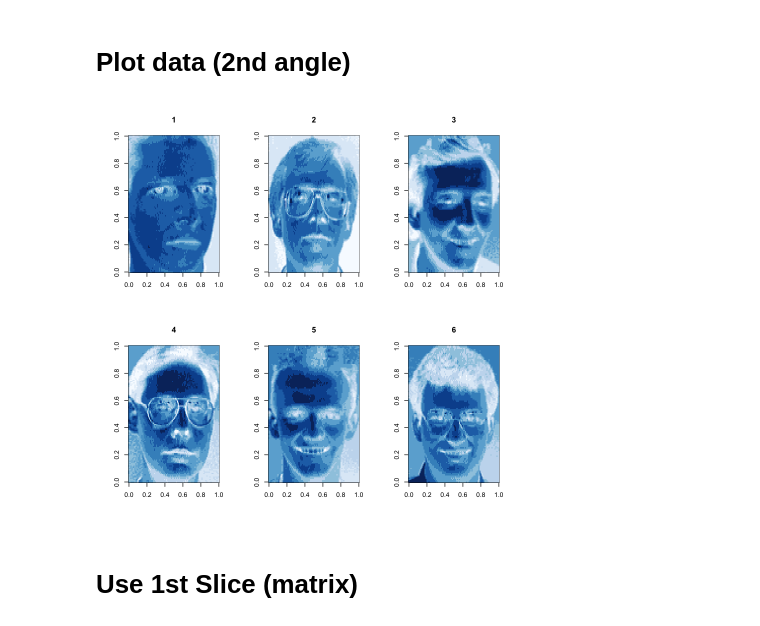
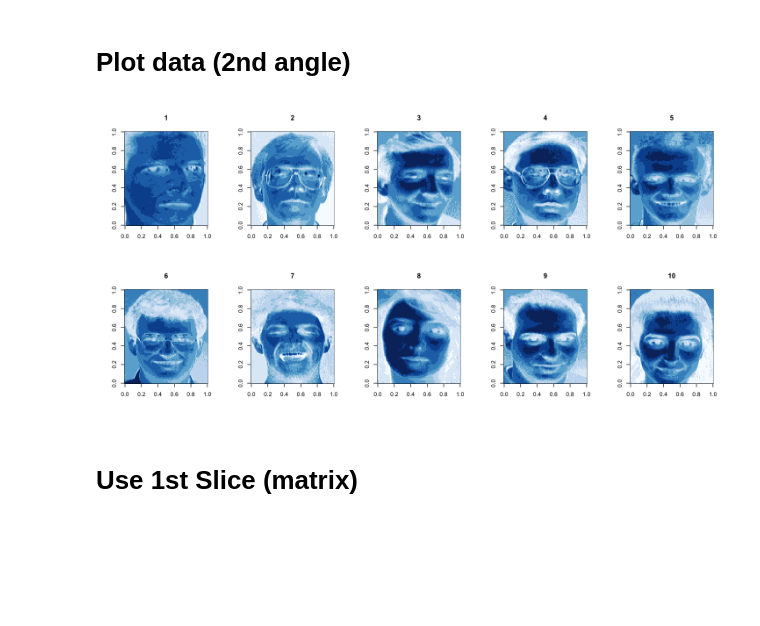
Before and after one commit to kokitsuyuzaki/ChuoUniversity2022, a Jupyter notebook: faceimages.ipynb, the cells around one changed output. Saved outputs shown, nothing was run; the diff lists cells and outputs as text; code cells hidden in the pictures; blank space fills up the shorter version.

```diff
--- a/faceimages.ipynb
+++ b/faceimages.ipynb
@@ -49,9 +53,8 @@ Formal class 'Tensor' [package ".GlobalEnv"] with 3 slots
 # Plot data (1st angle)
 # %%
 colvec <- brewer.pal(9, "Blues")
-layout(rbind(1:3, 4:6))
-layout(rbind(1:3, 4:6))
-for(i in seq(6)){
+layout(rbind(1:5, 6:10))
+for(i in seq(10)){
     image(facedata@data[,,i,1], col=colvec, main=i)
 }
 # %% [output]
@@ -59,12 +62,12 @@ for(i in seq(6)){
 # %% [markdown]
 # Plot data (2nd angle)
 # %%
-layout(rbind(1:3, 4:6))
-for(i in seq(6)){
+layout(rbind(1:5, 6:10))
+for(i in seq(10)){
     image(facedata@data[,,i,2], col=colvec, main=i)
 }
 # %% [output]
-[figure, old version]
+[figure, new version]
 # %% [markdown]
 # Use 1st Slice (matrix)
 # %%
```
Also changed, not shown: parts of 13 cells of this notebook, 3 other files.
